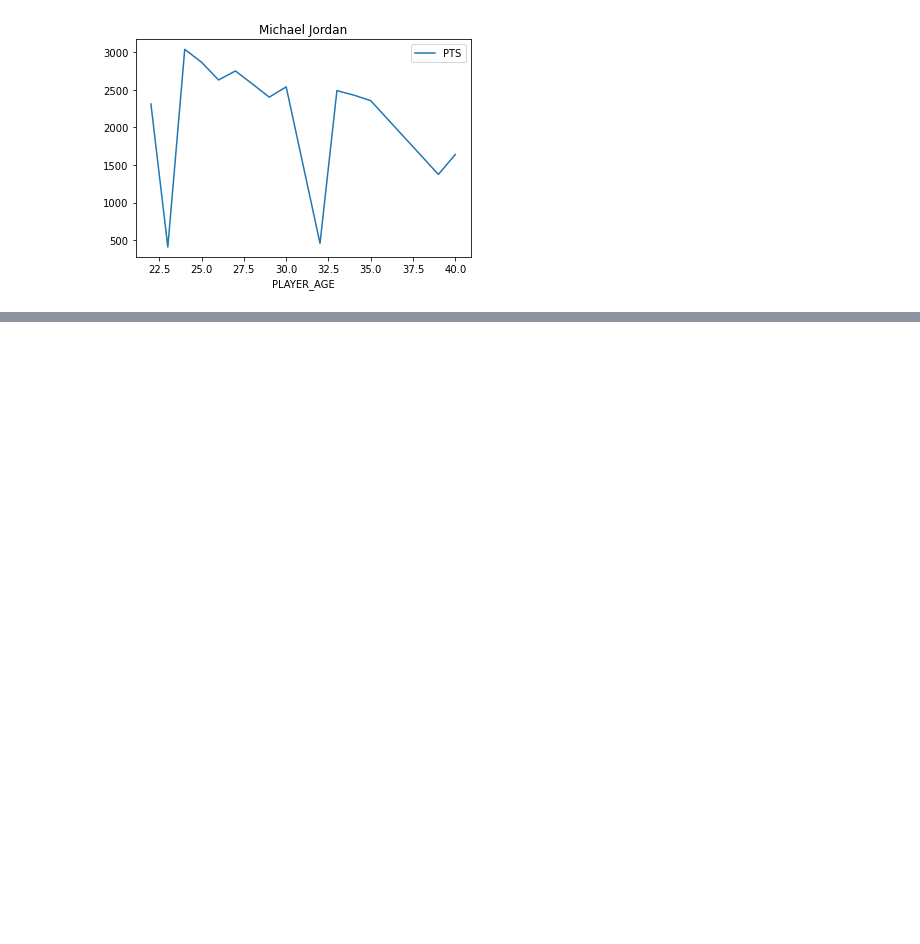
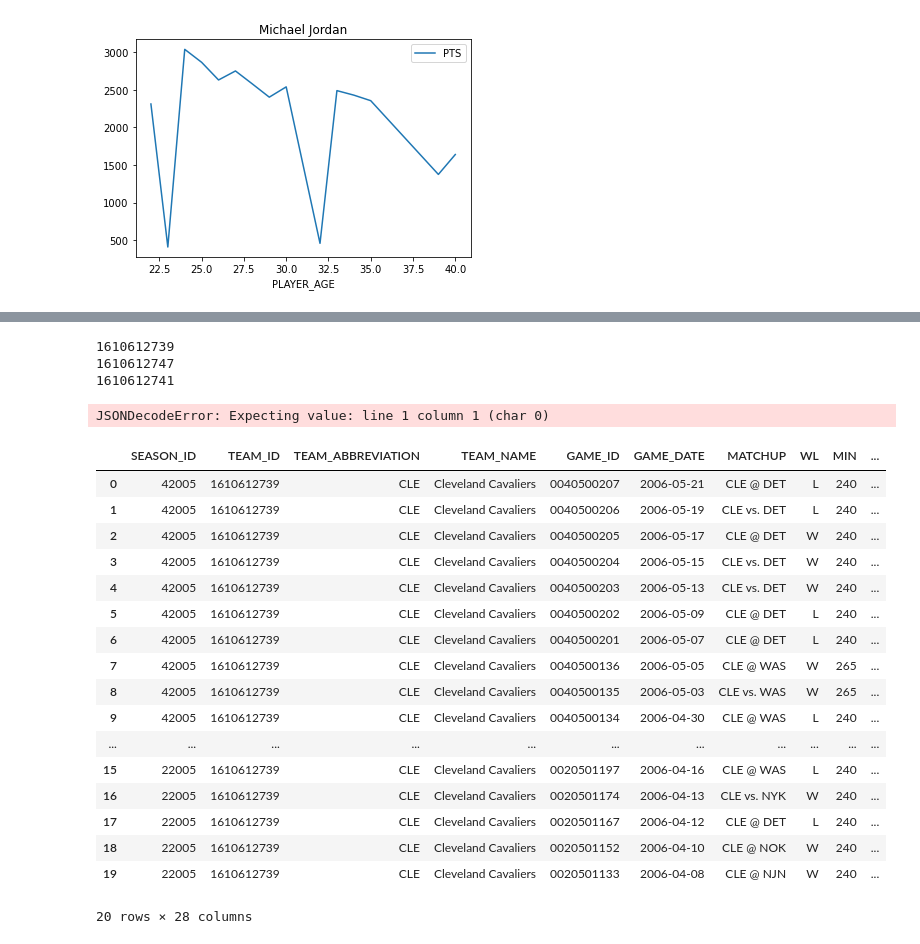
Before and after one commit to Patrick-Holyoake/Group-Project-1, a Jupyter notebook: Group_Project.ipynb, the cells around one changed output, grey strips where cells are left out. Drawn from its saved outputs; the diff is of its cells as text; code cells hidden in the pictures; blank space fills up the shorter version.

```diff
--- a/Group_Project.ipynb
+++ b/Group_Project.ipynb
@@ -201,3 +222,8 @@ jordan_data.plot(x="PLAYER_AGE", y = "PTS", kind='line', title="Michael Jordan")
 # %%
 #Merge dataframe
 #first_combined_df = pd.merge(lebron_data, kobe_data)
+# %%
+from nba_api.stats.static import teams
+nba_teams = teams.get_teams()
+from nba_api.stats.endpoints import cumestatsteam
+nba_teams
@@ -203,0 +248,48 @@ jordan_data.plot(x="PLAYER_AGE", y = "PTS", kind='line', title="Michael Jordan")
+# %%
+cle = [team for team in  nba_teams
+          if team['full_name'] == 'Cleveland Cavaliers'][0]
+lak = [team for team in  nba_teams
+          if team['full_name'] == 'Los Angeles Lakers'][0]
+chi = [team for team in  nba_teams
+          if team['full_name'] == 'Chicago Bulls'][0]
+pprint(cle["id"])
+pprint(lak["id"])
+pprint(chi["id"])
+# %% [output]
+1610612739
+1610612747
+1610612741
+# %%
+from nba_api.stats.library.parameters import SeasonAll
+from nba_api.stats.endpoints import leaguegamefinder
+
+cle_games = leaguegamefinder.LeagueGameFinder(team_id_nullable=cle["id"], season_nullable= '2005-06').get_data_frames()[0]
+
+
+cle_05_06 = cumestatsteam.CumeStatsTeam(team_id="1610612739", season = "22005", game_ids = '0020501174').get_data_frames()[0]
+#lak_05_06 = cumestatsteam.CumeStatsTeam(team_id="1610612747")
+#chi_86_87 = cumestatsteam.CumeStatsTeam(team_id="1610612741")
+cle_05_06
+# %% [output]
+JSONDecodeError: Expecting value: line 1 column 1 (char 0)
+# %%
+cle_games.head(20)
+# %% [output]
+|  | SEASON_ID | TEAM_ID | TEAM_ABBREVIATION | TEAM_NAME | GAME_ID | GAME_DATE | MATCHUP | WL | MIN | ... |
+| 0 | 42005 | 1610612739 | CLE | Cleveland Cavaliers | 0040500207 | 2006-05-21 | CLE @ DET | L | 240 | ... |
+| 1 | 42005 | 1610612739 | CLE | Cleveland Cavaliers | 0040500206 | 2006-05-19 | CLE vs. DET | L | 240 | ... |
+| 2 | 42005 | 1610612739 | CLE | Cleveland Cavaliers | 0040500205 | 2006-05-17 | CLE @ DET | W | 240 | ... |
+| 3 | 42005 | 1610612739 | CLE | Cleveland Cavaliers | 0040500204 | 2006-05-15 | CLE vs. DET | W | 240 | ... |
+| 4 | 42005 | 1610612739 | CLE | Cleveland Cavaliers | 0040500203 | 2006-05-13 | CLE vs. DET | W | 240 | ... |
+| 5 | 42005 | 1610612739 | CLE | Cleveland Cavaliers | 0040500202 | 2006-05-09 | CLE @ DET | L | 240 | ... |
+| 6 | 42005 | 1610612739 | CLE | Cleveland Cavaliers | 0040500201 | 2006-05-07 | CLE @ DET | L | 240 | ... |
+| 7 | 42005 | 1610612739 | CLE | Cleveland Cavaliers | 0040500136 | 2006-05-05 | CLE @ WAS | W | 265 | ... |
+| 8 | 42005 | 1610612739 | CLE | Cleveland Cavaliers | 0040500135 | 2006-05-03 | CLE vs. WAS | W | 265 | ... |
+| 9 | 42005 | 1610612739 | CLE | Cleveland Cavaliers | 0040500134 | 2006-04-30 | CLE @ WAS | L | 240 | ... |
+| ... | ... | ... | ... | ... | ... | ... | ... | ... | ... | ... |
+| 15 | 22005 | 1610612739 | CLE | Cleveland Cavaliers | 0020501197 | 2006-04-16 | CLE @ WAS | L | 240 | ... |
+| 16 | 22005 | 1610612739 | CLE | Cleveland Cavaliers | 0020501174 | 2006-04-13 | CLE vs. NYK | W | 240 | ... |
+| 17 | 22005 | 1610612739 | CLE | Cleveland Cavaliers | 0020501167 | 2006-04-12 | CLE @ DET | L | 240 | ... |
+| 18 | 22005 | 1610612739 | CLE | Cleveland Cavaliers | 0020501152 | 2006-04-10 | CLE @ NOK | W | 240 | ... |
+| 19 | 22005 | 1610612739 | CLE | Cleveland Cavaliers | 0020501133 | 2006-04-08 | CLE @ NJN | W | 240 | ... |
+20 rows × 28 columns
```
Also changed, not shown: parts of 5 cells of this notebook, 1 other file.
